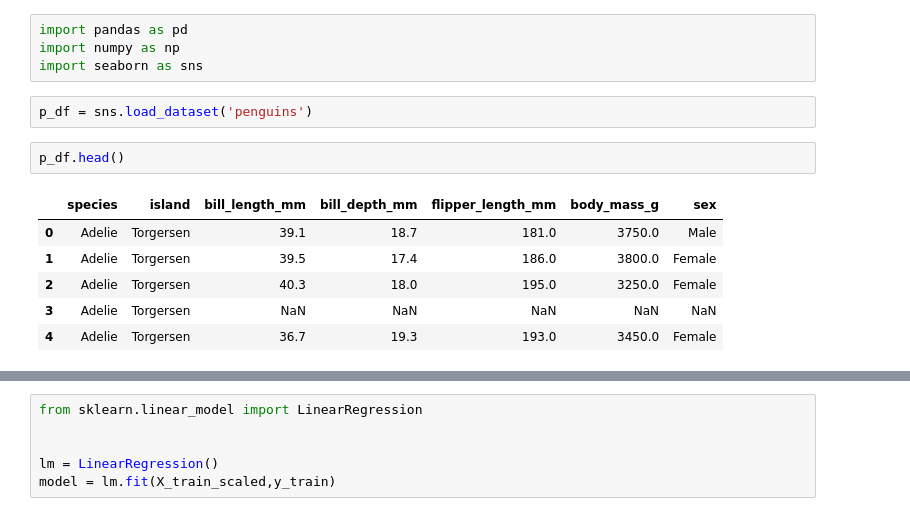
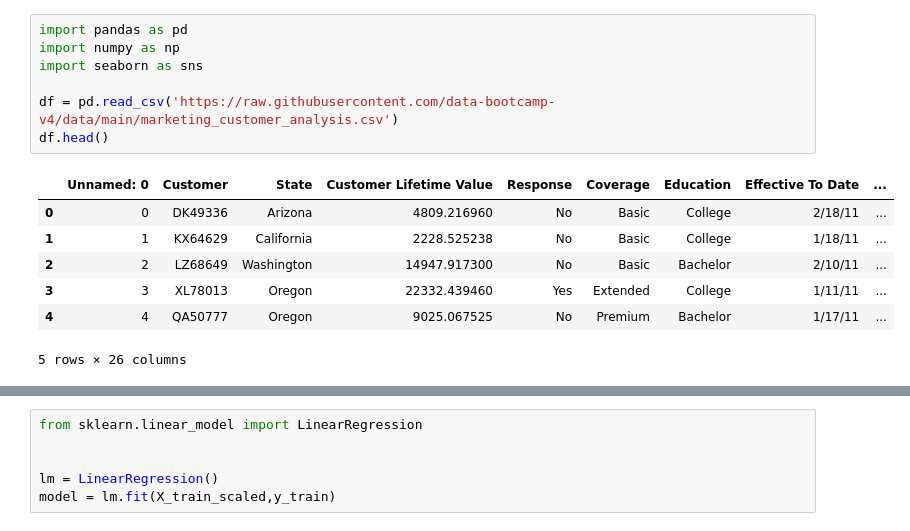
Before and after one commit to serhatozar/labs, a Jupyter notebook: Lab 29.08.2023.ipynb, the cells around one changed output, grey strips where cells are left out. Saved outputs shown, nothing was run; the diff lists cells and outputs as text.

```diff
--- a/Lab 29.08.2023.ipynb
+++ b/Lab 29.08.2023.ipynb
@@ -1,15 +1,15 @@
 # %%
 import pandas as pd
 import numpy as np
 import seaborn as sns
+
+df = pd.read_csv('https://raw.githubusercontent.com/data-bootcamp-v4/data/main/marketing_customer_analysis.csv')
+df.head()
+# %% [output]
+|  | Unnamed: 0 | Customer | State | Customer Lifetime Value | Response | Coverage | Education | Effective To Date | ... |
+| 0 | 0 | DK49336 | Arizona | 4809.216960 | No | Basic | College | 2/18/11 | ... |
+| 1 | 1 | KX64629 | California | 2228.525238 | No | Basic | College | 1/18/11 | ... |
+| 2 | 2 | LZ68649 | Washington | 14947.917300 | No | Basic | Bachelor | 2/10/11 | ... |
+| 3 | 3 | XL78013 | Oregon | 22332.439460 | Yes | Extended | College | 1/11/11 | ... |
+| 4 | 4 | QA50777 | Oregon | 9025.067525 | No | Premium | Bachelor | 1/17/11 | ... |
+5 rows × 26 columns
-# %%
-p_df = sns.load_dataset('penguins')
-# %%
-p_df.head()
-# %% [output]
-|  | species | island | bill_length_mm | bill_depth_mm | flipper_length_mm | body_mass_g | sex |
-| 0 | Adelie | Torgersen | 39.1 | 18.7 | 181.0 | 3750.0 | Male |
-| 1 | Adelie | Torgersen | 39.5 | 17.4 | 186.0 | 3800.0 | Female |
-| 2 | Adelie | Torgersen | 40.3 | 18.0 | 195.0 | 3250.0 | Female |
-| 3 | Adelie | Torgersen | NaN | NaN | NaN | NaN | NaN |
-| 4 | Adelie | Torgersen | 36.7 | 19.3 | 193.0 | 3450.0 | Female |
```
Also changed, not shown: parts of 17 cells of this notebook.
